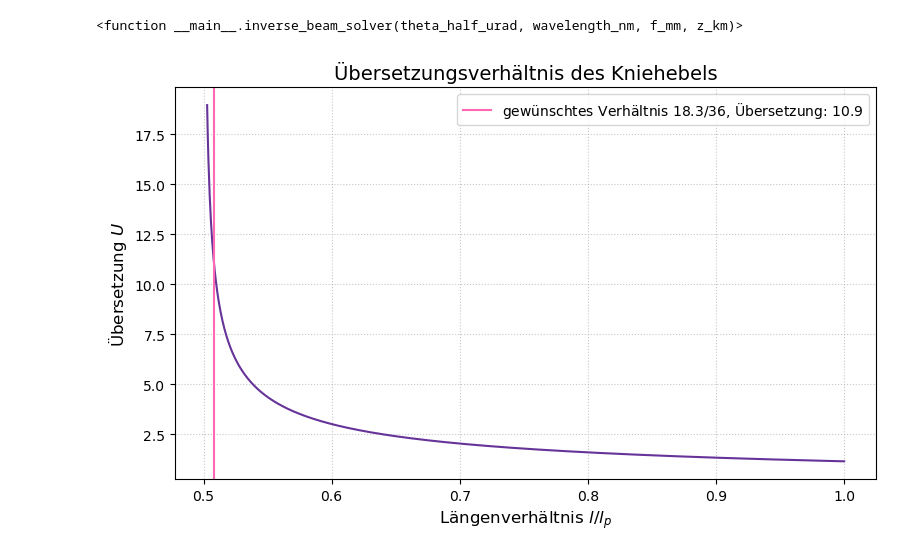
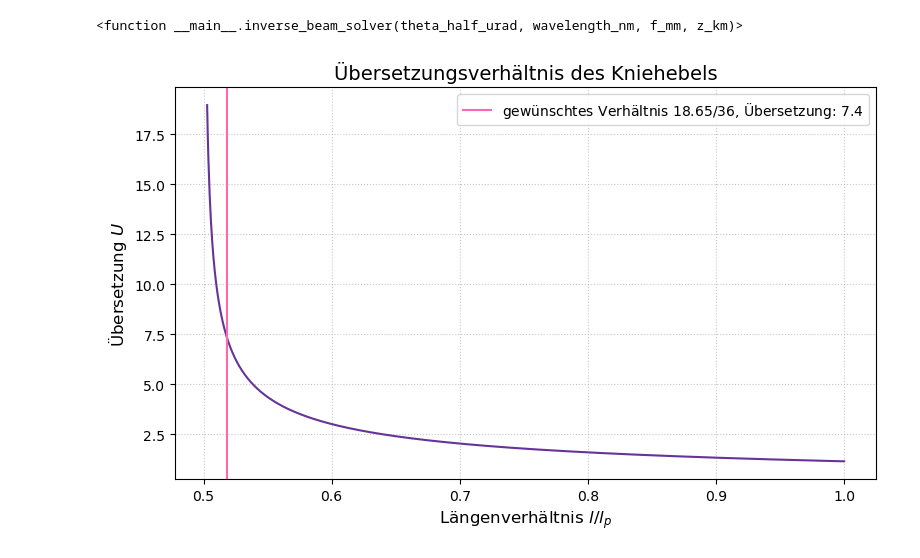
Before and after one commit to CodeTurtleT/lasercom-divergence-control, a Jupyter notebook: prototype.ipynb, the cells around one changed output. Cells and saved outputs as stored; diff of their text form; code cells hidden in the pictures.

```diff
--- a/prototype.ipynb
+++ b/prototype.ipynb
@@ -243,33 +243,33 @@ interactive(children=(FloatSlider(value=23.0, description='Target θ (μrad)', m
 l_p = 36 * 1e-3  # 36 mm in Metern
 
 # l muss zwingend etwas größer als l_p/2 sein, um eine Division durch 0 zu vermeiden
 # Wir starten knapp über der Hälfte (l_p/2 + 0.1 mm) und gehen bis l_p
 l = np.linspace((l_p / 2) + 1e-4, l_p, 1000)
 
 def üb(l, l_p):
     # Das return hat gefehlt
     return l_p / np.sqrt(l**2 - (l_p / 2)**2)
 
 
 übersetzung = üb(l, l_p)
 verhältnis = l / l_p
 
 plt.figure(figsize=(8, 5))
 plt.plot(verhältnis, übersetzung, color='rebeccapurple')
 
 plt.xlabel('Längenverhältnis $l / l_p$', fontsize=12)
 plt.ylabel('Übersetzung $U$', fontsize=12)
 plt.title('Übersetzungsverhältnis des Kniehebels', fontsize=14)
 
 
 plt.grid(True, linestyle=':', alpha=0.7)
 plt.axvline(
-    18.3/36,
-    label=fr"gewünschtes Verhältnis $18.3/36$, Übersetzung: {üb(18.3, 36):.1f}"
+    18.65/36,
+    label=fr"gewünschtes Verhältnis $18.65/36$, Übersetzung: {üb(18.65, 36):.1f}"
 , color='hotpink')
 plt.legend()
 plt.tight_layout()
 plt.savefig("Übersetzung.pdf")
 plt.show()
 # %% [output]
-[figure, old version]
+[figure, new version]
```
Also changed, not shown: 3 other files.
